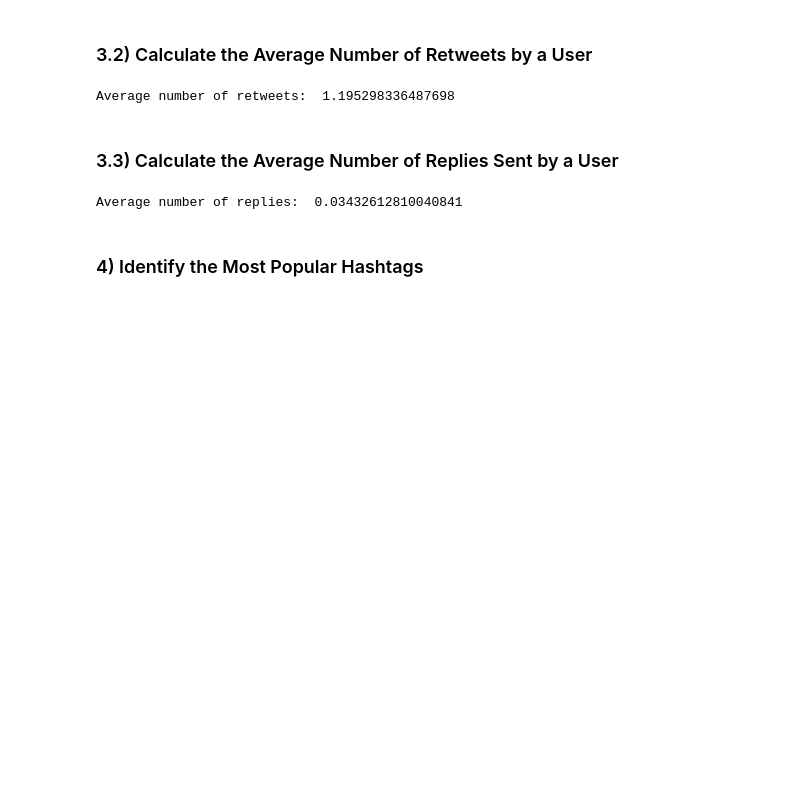
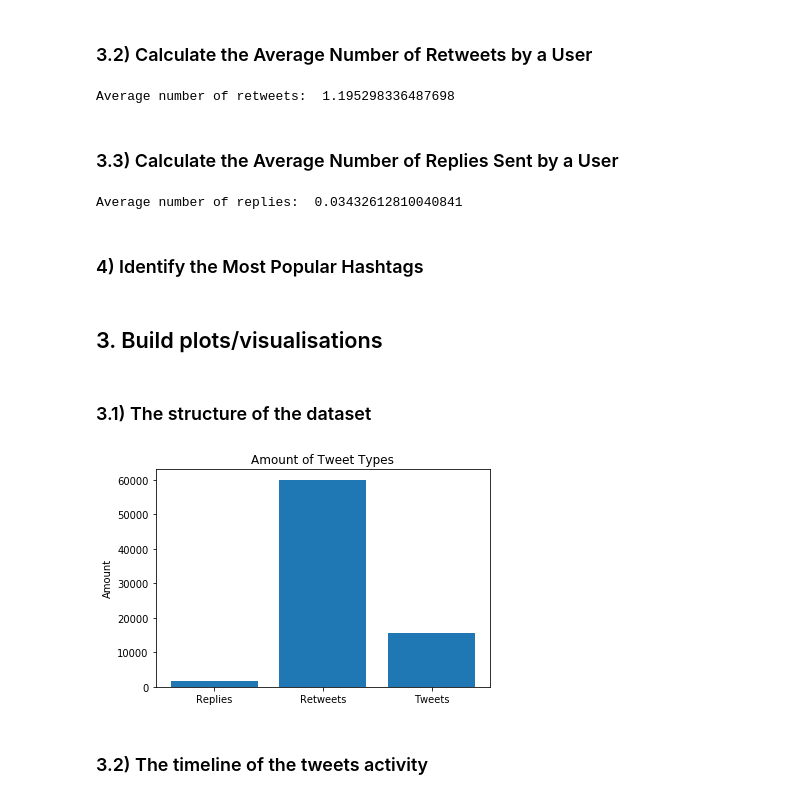
Before and after one commit to LewysW/CS2006-Python-2, a Jupyter notebook: src/CometLanding.ipynb, the cells around one changed output. Cells and saved outputs as stored; diff of their text form; code cells hidden in the pictures; blank space fills up the shorter version.

Commit message:
Data plots

```diff
--- a/src/CometLanding.ipynb
+++ b/src/CometLanding.ipynb
@@ -117,0 +145,17 @@ df.text.find
+# %% [markdown]
+## 3. Build plots/visualisations
+# %% [markdown]
+### 3.1) The structure of the dataset
+# %%
+structure_names = ["Tweets", "Retweets", "Replies"]
+# %%
+structure_data = [numTweets, numRT, numReplies]
+# %%
+plt.bar(structure_names, structure_data, align="center")
+plt.ylabel('Amount')
+plt.title('Amount of Tweet Types')
+plt.show()
+# %% [output]
+[figure, added]
+# %% [markdown]
+### 3.2) The timeline of the tweets activity
```
Also changed, not shown: parts of 10 cells of this notebook.
